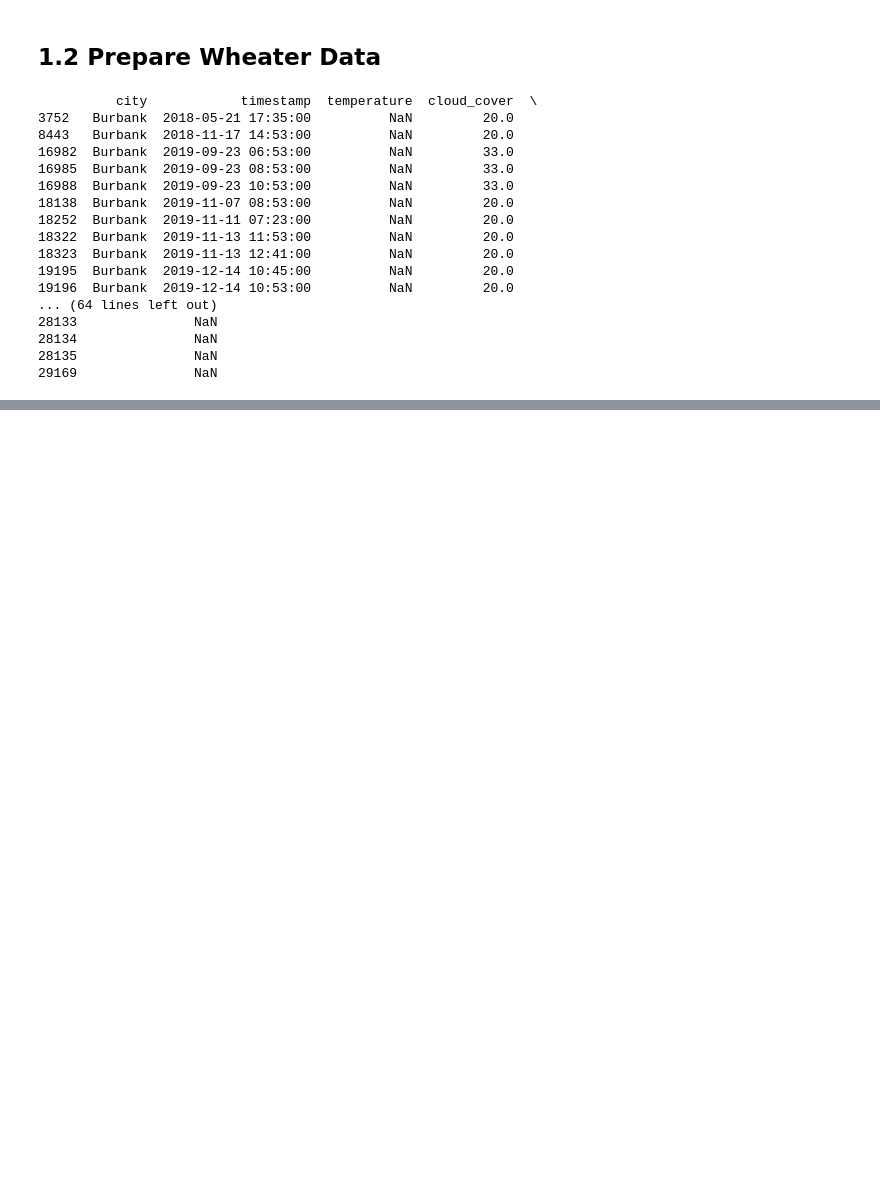
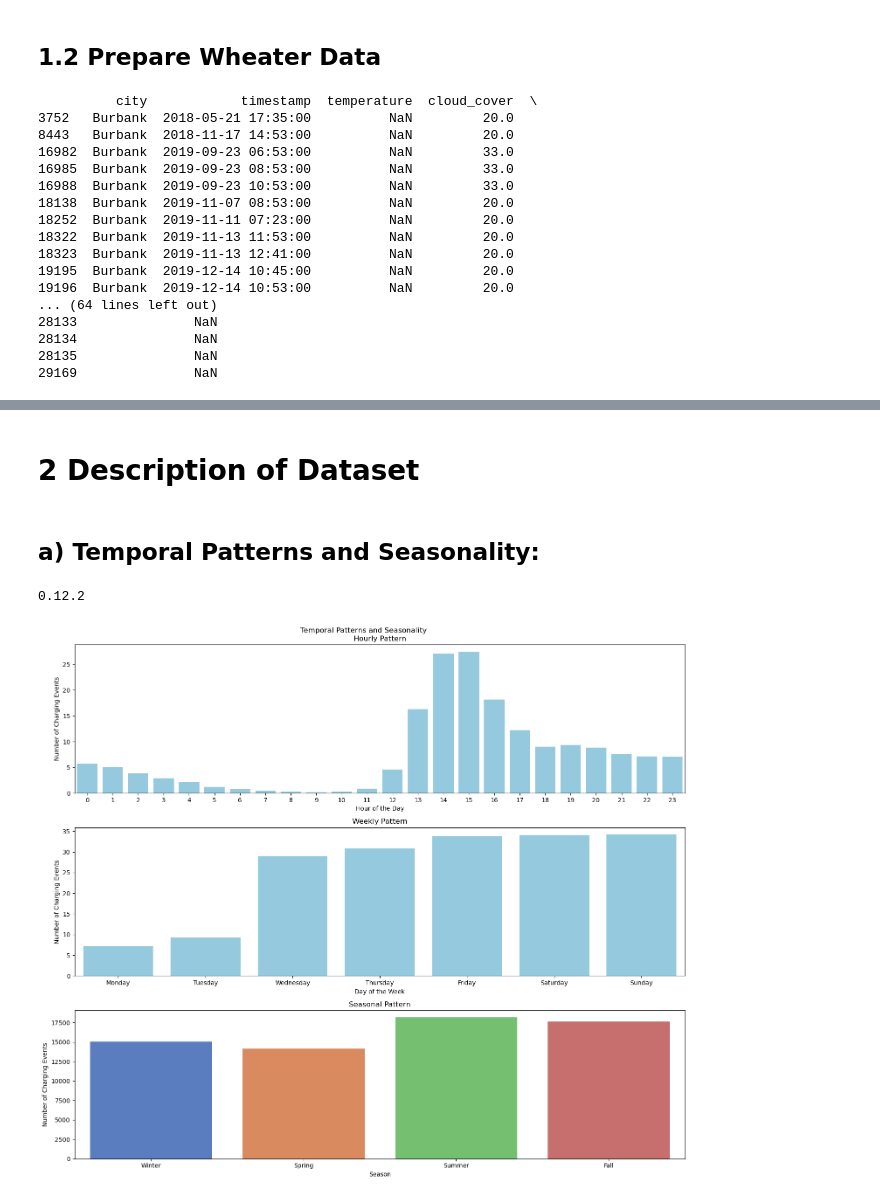
Before and after one commit to engelsm/BornMLs, a Jupyter notebook: AA.ipynb, the cells around one changed output, grey strips where cells are left out. Cells and saved outputs as stored; diff of their text form; code cells hidden in the pictures; blank space fills up the shorter version.

```diff
--- a/AA.ipynb
+++ b/AA.ipynb
@@ -141,0 +164,3 @@ raw_data_sessions['requestedDeparture']=pd.to_datetime(raw_data_sessions['reques
+# %%
+# drop dublicates
+raw_data_sessions.drop_duplicates(subset='id', inplace=True)
@@ -203,0 +309,74 @@ merged_df = pd.merge_asof(raw_data_sessions, raw_data_wheater, left_on='connecti
+# %% [markdown]
+# 2 Description of Dataset
+# %% [markdown]
+## a) Temporal Patterns and Seasonality:
+# %%
+import seaborn as sns
+print(sns.__version__)
+# %% [output]
+0.12.2
+# %%
+
+merged_df['weekday'] = merged_df['connectionTime'].dt.day_name()
+
+week = merged_df[['weekday', 'connectionTime']].copy()
+week['anzahl'] = 1
+week['connectionTime'] = (week['connectionTime'] - pd.Timestamp("1970-01-01")) // pd.Timedelta('1s')  # Convert to Unix timestamp
+week = week.groupby(['weekday'], as_index=False).sum()
+week['anzahl'] = week['anzahl'] / 365
+# %%
+import calendar
+
+fig, axis = plt.subplots(3, 1, figsize=(15, 13))
+fig.suptitle("Temporal Patterns and Seasonality")
+
+merged_df['hour'] = merged_df['connectionTime'].dt.hour
+
+def get_season(month):
+    if 3 <= month <= 5:
+        return 'Spring'
+    elif 6 <= month <= 8:
+        return 'Summer'
+    elif 9 <= month <= 11:
+        return 'Fall'
+    else:
+        return 'Winter'
+merged_df['season'] = merged_df['connectionTime'].dt.month.apply(get_season)
+
+hour=merged_df[['hour']]
+hour["anzahl"]=1
+hour= hour.groupby(['hour'], as_index=False).sum()
+hour['anzahl']= hour['anzahl']/365
+hour
+
+#Hourly Pattern
+axis[0].set_title("Hourly Pattern")
+sns.barplot(x=hour['hour'], y=hour['anzahl'], ax=axis[0], color='skyblue')
+axis[0].set_xlabel('Hour of the Day')
+axis[0].set_ylabel('Number of Charging Events')
+
+merged_df['weekday'] = merged_df['connectionTime'].dt.day_name()
+
+week = merged_df[['weekday', 'connectionTime']].copy()
+week['anzahl'] = 1
+week['connectionTime'] = (week['connectionTime'] - pd.Timestamp("1970-01-01")) // pd.Timedelta('1s')  # Convert to Unix timestamp
+week = week.groupby(['weekday'], as_index=False).sum()
+week['anzahl'] = week['anzahl'] / 365
+
+#Weekly Pattern
+axis[1].set_title("Weekly Pattern")
+sns.barplot(x=week['connectionTime'], y=week['anzahl'], ax=axis[1], color='skyblue')
+axis[1].set_xticklabels([calendar.day_name[d] for d in range(7)])  # Convert day of week to day name
+axis[1].set_xlabel('Day of the Week')
+axis[1].set_ylabel('Number of Charging Events')
+
+#Seasonal Pattern
+axis[2].set_title("Seasonal Pattern")
+sns.countplot(x=merged_df['season'], ax=axis[2], order=['Winter', 'Spring', 'Summer', 'Fall'], palette='muted')
+axis[2].set_xlabel('Season')
+axis[2].set_ylabel('Number of Charging Events')
+
+plt.tight_layout()
+plt.show()
+# %% [output]
+[figure, added]
```
Also changed, not shown: parts of 53 cells of this notebook.
